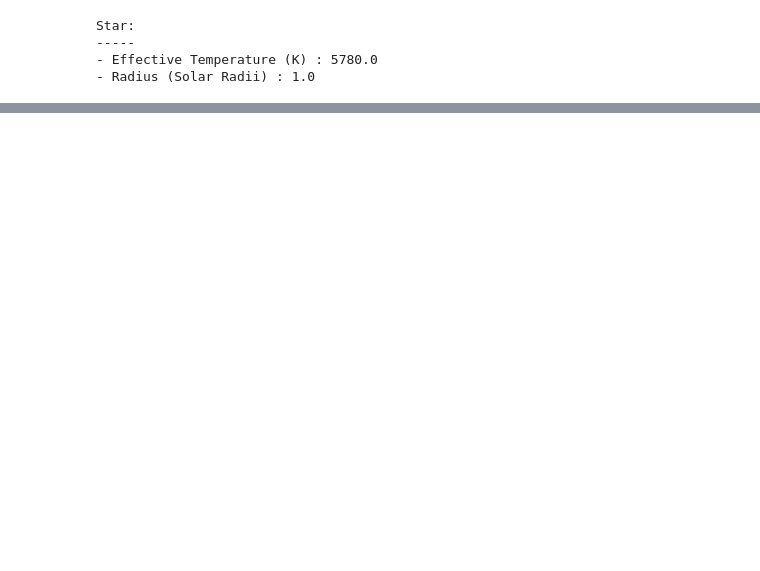
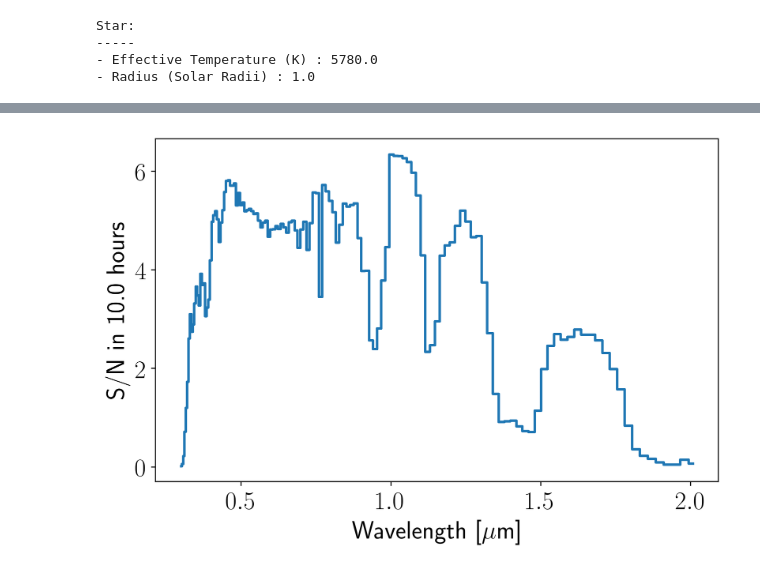
Before and after one commit to jlustigy/coronagraph, a Jupyter notebook: docs/notebooks/quickstart.ipynb, the cells around one changed output, grey strips where cells are left out. Drawn from its saved outputs; the diff is of its cells as text; code cells hidden in the pictures; blank space fills up the shorter version.

```diff
--- a/docs/notebooks/quickstart.ipynb
+++ b/docs/notebooks/quickstart.ipynb
@@ -149,0 +169,10 @@ The exposure time in each spectral element is inversely proportional to the S/N
+# %%
+# Make plot
+fig, ax = plt.subplots()
+ax.set_xlabel("Wavelength [$\mu$m]")
+ax.set_ylabel("S/N in %.1f hours" %noise.wantsnr)
+
+# Plot the different photon count rates
+ax.plot(noise.lam, noise.SNRt, lw = 2.0, ls = "steps-mid");
+# %% [output]
+[figure, added]
```
Also changed, not shown: parts of 40 cells of this notebook, 2 other files.
